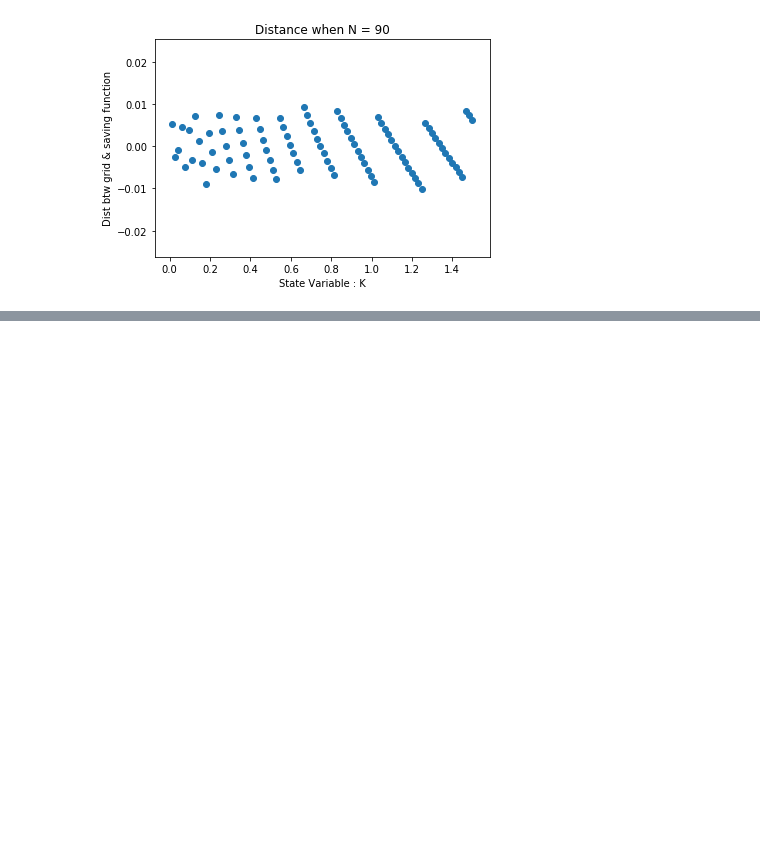
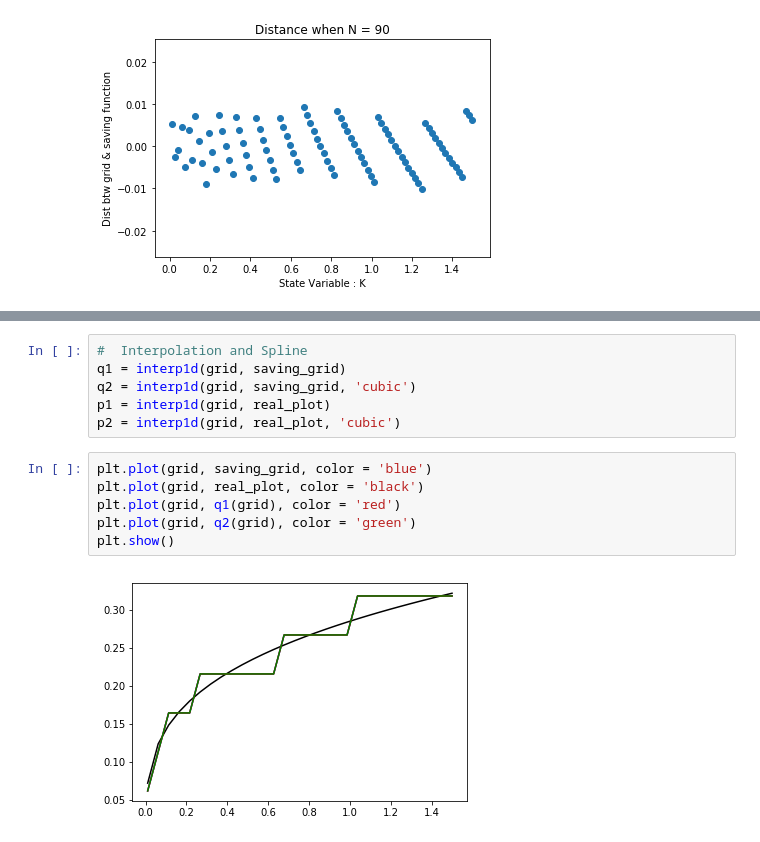
Before and after one commit to Ian-Jaeyeon-Kim/macro-dynamic-programming, a Jupyter notebook: macro_hw1.ipynb, the cells around one changed output, grey strips where cells are left out. Drawn from its saved outputs; the diff is of its cells as text; blank space fills up the shorter version.

```diff
--- a/macro_hw1.ipynb
+++ b/macro_hw1.ipynb
@@ -286,0 +326,14 @@ plt.show()
+# %%
+#  Interpolation and Spline
+q1 = interp1d(grid, saving_grid)
+q2 = interp1d(grid, saving_grid, 'cubic')
+p1 = interp1d(grid, real_plot)
+p2 = interp1d(grid, real_plot, 'cubic')
+# %%
+plt.plot(grid, saving_grid, color = 'blue')
+plt.plot(grid, real_plot, color = 'black')
+plt.plot(grid, q1(grid), color = 'red')
+plt.plot(grid, q2(grid), color = 'green')
+plt.show()
+# %% [output]
+[figure, added]
```
Also changed, not shown: parts of 9 cells of this notebook.
